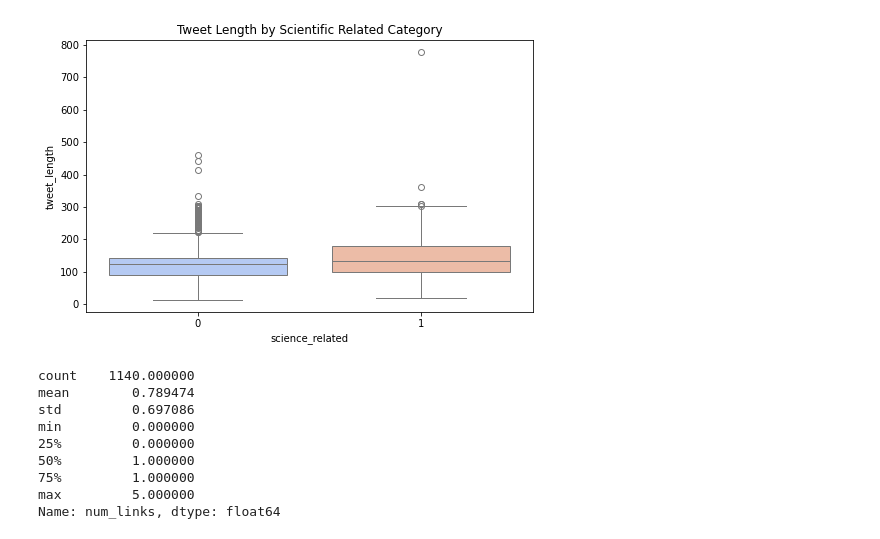
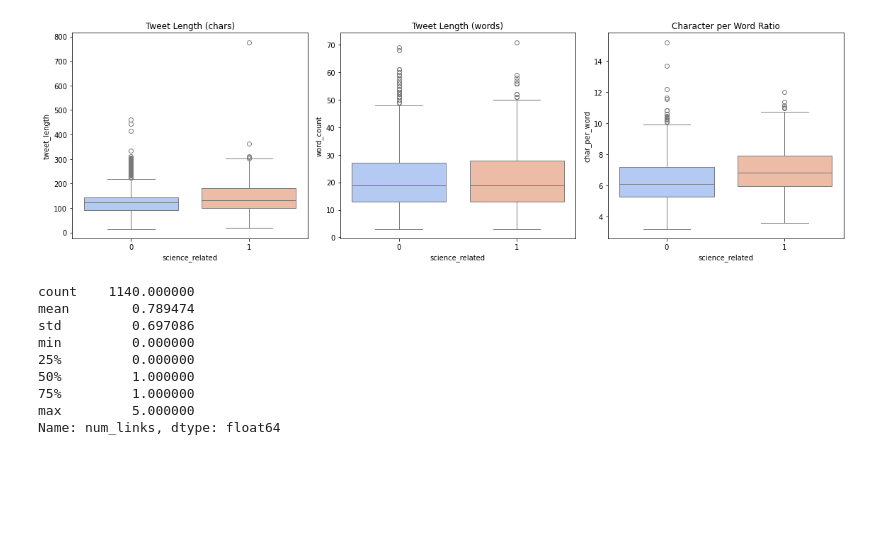
Before and after one commit to AllanDwyre/Scitweets, a Jupyter notebook: src/data_exploration/dataset_exploration.ipynb, the cells around one changed output. Drawn from its saved outputs; the diff is of its cells as text; code cells hidden in the pictures; blank space fills up the shorter version.

```diff
--- a/src/data_exploration/dataset_exploration.ipynb
+++ b/src/data_exploration/dataset_exploration.ipynb
@@ -26,0 +129,19 @@ plt.show()
+# %%
+df["label_combo"] = df[["scientific_claim", "scientific_reference", "scientific_context"]].astype(int).astype(str).agg(" ".join, axis=1)
+
+label_mapping = {
+    '0 0 0': 'NON-SCIENTIFIC',
+    '1 0 0': 'CLAIM only',
+    '0 1 0': 'REFERENCE only',
+    '0 0 1': 'CONTEXT only',
+    '1 1 0': 'CLAIM + REFERENCE',
+    '1 0 1': 'CLAIM + CONTEXT',
+    '0 1 1': 'REFERENCE + CONTEXT',
+    '1 1 1': 'CLAIM + REFERENCE + CONTEXT',
+}
+
+df['label'] = df['label_combo'].map(label_mapping)
+
+display(df.select_dtypes(include=["string", "object"]).head())
+counts = df['label'].value_counts()
+print(f"Distribution des labels:{counts}")
@@ -27,15 +198,37 @@ plt.show()
 # %%
-df["tweet_length"] = df["text"].apply(lambda x : len(x))
+tokenizer = TweetTokenizer()
+
+# Longueur en caractères
+df["tweet_length"] = df["text"].apply(len)
+# Nombre de mots
+df["word_count"] = df["text"].apply(lambda x: len(tokenizer.tokenize(x)))
+# Ratio caractères / mots
+df["char_per_word"] = df["tweet_length"] / df["word_count"]
 
 yes_tweets = df[df["science_related"] == 1]["tweet_length"]
 no_tweets = df[df["science_related"] == 0]["tweet_length"]
 
-plt.figure(figsize=(8, 5))
+plt.figure(figsize=(16, 5))
+
+# 1. Longueur (caractères)
+plt.subplot(1, 3, 1)
 sns.boxplot(x="science_related", y="tweet_length", data=df, palette="coolwarm")
-plt.title("Tweet Length by Scientific Related Category")
+plt.title("Tweet Length (chars)")
+
+# 2. Nombre de mots
+plt.subplot(1, 3, 2)
+sns.boxplot(x="science_related", y="word_count", data=df, palette="coolwarm")
+plt.title("Tweet Length (words)")
+
+# 3. Ratio char/mot
+plt.subplot(1, 3, 3)
+sns.boxplot(x="science_related", y="char_per_word", data=df, palette="coolwarm")
+plt.title("Character per Word Ratio")
+
+plt.tight_layout()
 plt.show()
 # %% [output]
-[figure, old version]
+[figure, new version]
 # %%
 def count_links(text):
     """Counts the number of URLs in a text."""
```
Also changed, not shown: parts of 15 cells of this notebook, 2 other files.
